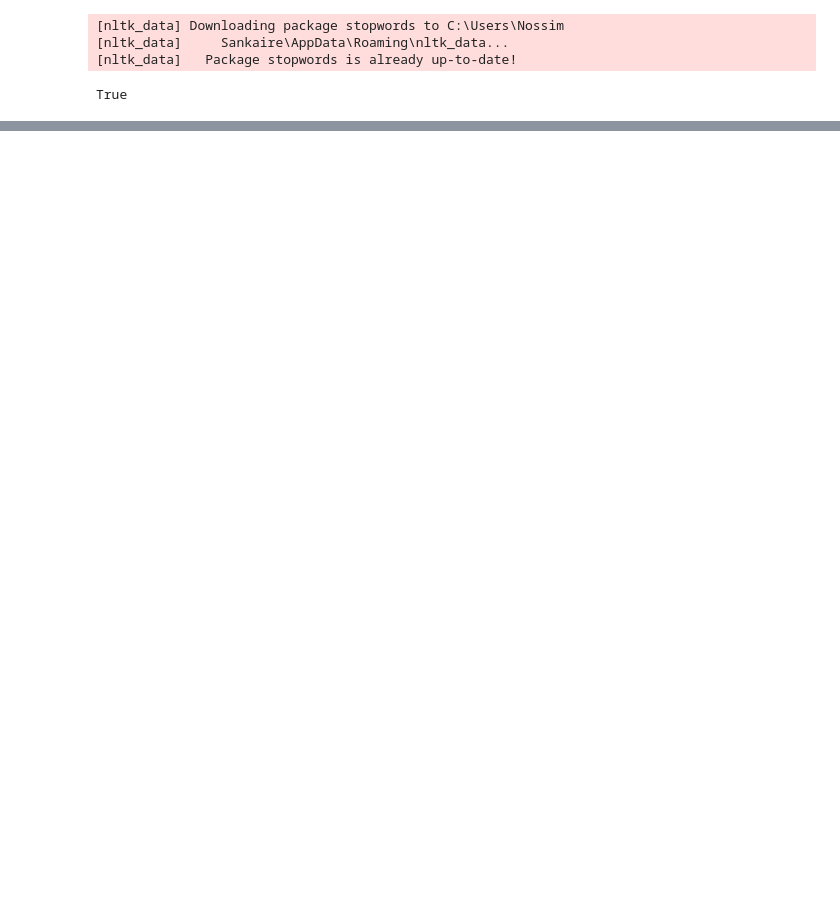
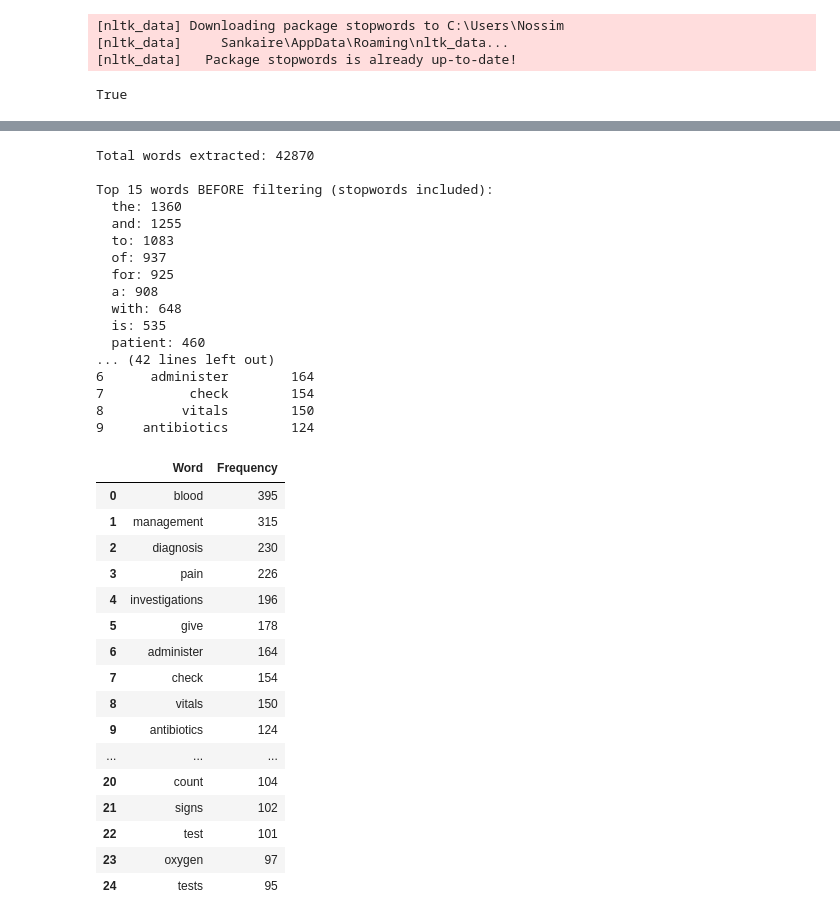
Before and after one commit to Hannah-Nossim/clinical_decision_nlp, a Jupyter notebook: notebooks/preprocessing.ipynb, the cells around one changed output, grey strips where cells are left out. Drawn from its saved outputs; the diff is of its cells as text; code cells hidden in the pictures; blank space fills up the shorter version.

```diff
--- a/notebooks/preprocessing.ipynb
+++ b/notebooks/preprocessing.ipynb
@@ -108,0 +205,64 @@ df[["Prompt_clean", "Symptoms", "Diagnosis_Qs", "Plan_Qs"]].head(10)
+# %%
+#  Keyword and Topic Analysis
+stop_words = set(stopwords.words('english'))
+clinical_stopwords = {'patient', 'patients', 'present', 'presents', 'history', 'year', 'old', 'female', 'male', 'summary'}
+all_stopwords = stop_words.union(clinical_stopwords)
+all_clinician_text = " ".join(df['Clinician_clean'].dropna().tolist())
+all_clinician_text_lower = all_clinician_text.lower()
+
+words = re.findall(r'[a-z0-9]+(?:-[a-z0-9]+)*', all_clinician_text_lower)
+print(f"Total words extracted: {len(words)}")
+
+word_freq_unfiltered = Counter(words).most_common(15)
+print("\nTop 15 words BEFORE filtering (stopwords included):")
+for word, freq in word_freq_unfiltered:
+    print(f"  {word}: {freq}")
+
+filtered_words = [word for word in words if word not in all_stopwords and len(word) > 2]
+
+word_freq = Counter(filtered_words).most_common(25)
+
+print(f"\nTop 25 words AFTER filtering (stopwords removed):")
+for word, freq in word_freq:
+    print(f"  {word}: {freq}")
+
+keyword_df = pd.DataFrame(word_freq, columns=['Word', 'Frequency'])
+print(f"\nFinal keyword analysis DataFrame:")
+print(keyword_df.head(10).to_string())
+
+keyword_df
+# %% [output]
+Total words extracted: 42870
+
+Top 15 words BEFORE filtering (stopwords included):
+  the: 1360
+  and: 1255
+  to: 1083
+  of: 937
+  for: 925
+  a: 908
+  with: 648
+  is: 535
+  patient: 460
+... (42 lines left out)
+6      administer        164
+7           check        154
+8          vitals        150
+9     antibiotics        124
+|  | Word | Frequency |
+| 0 | blood | 395 |
+| 1 | management | 315 |
+| 2 | diagnosis | 230 |
+| 3 | pain | 226 |
+| 4 | investigations | 196 |
+| 5 | give | 178 |
+| 6 | administer | 164 |
+| 7 | check | 154 |
+| 8 | vitals | 150 |
+| 9 | antibiotics | 124 |
+| ... | ... | ... |
+| 20 | count | 104 |
+| 21 | signs | 102 |
+| 22 | test | 101 |
+| 23 | oxygen | 97 |
+| 24 | tests | 95 |
```
Also changed, not shown: parts of 16 cells of this notebook, 5 other files.
